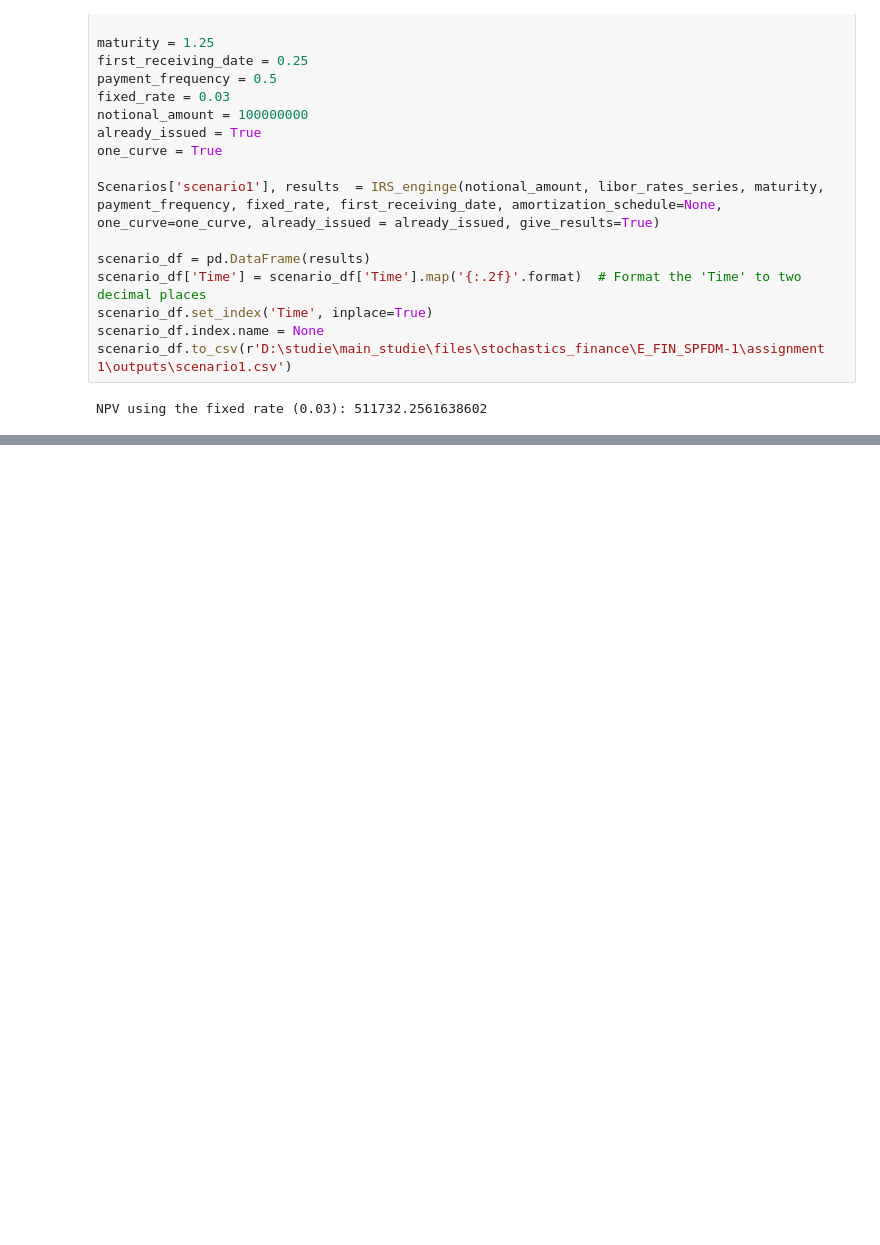
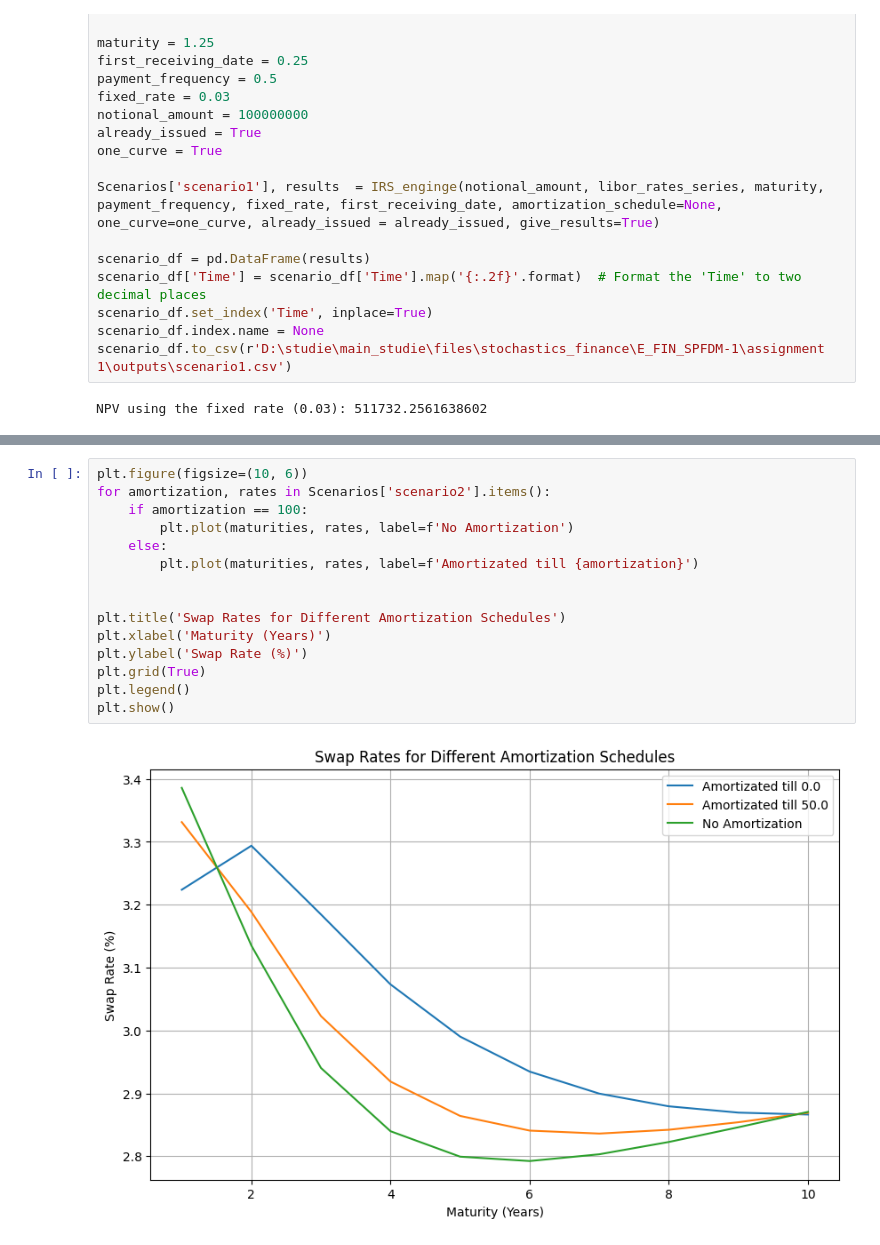
Before and after one commit to Lebramjames/E_FIN_SPFDM, a Jupyter notebook: assignment 1/assignment1_spfdm_group1_1.ipynb, the cells around one changed output, grey strips where cells are left out. Cells and saved outputs as stored; diff of their text form; blank space fills up the shorter version.

```diff
--- a/assignment 1/assignment1_spfdm_group1_1.ipynb
+++ b/assignment 1/assignment1_spfdm_group1_1.ipynb
@@ -363,2 +372,19 @@ Swap rate equals: 0.0269529699
+# %%
+plt.figure(figsize=(10, 6))
+for amortization, rates in Scenarios['scenario2'].items():
+    if amortization == 100:
+        plt.plot(maturities, rates, label=f'No Amortization')
+    else:
+        plt.plot(maturities, rates, label=f'Amortizated till {amortization}')
+
+
+plt.title('Swap Rates for Different Amortization Schedules')
+plt.xlabel('Maturity (Years)')
+plt.ylabel('Swap Rate (%)')
+plt.grid(True)
+plt.legend()
+plt.show()
+# %% [output]
+[figure, added]
 # %%
 payment_frequency = 0.5
```
Also changed, not shown: parts of 8 cells of this notebook, 3 other files.
